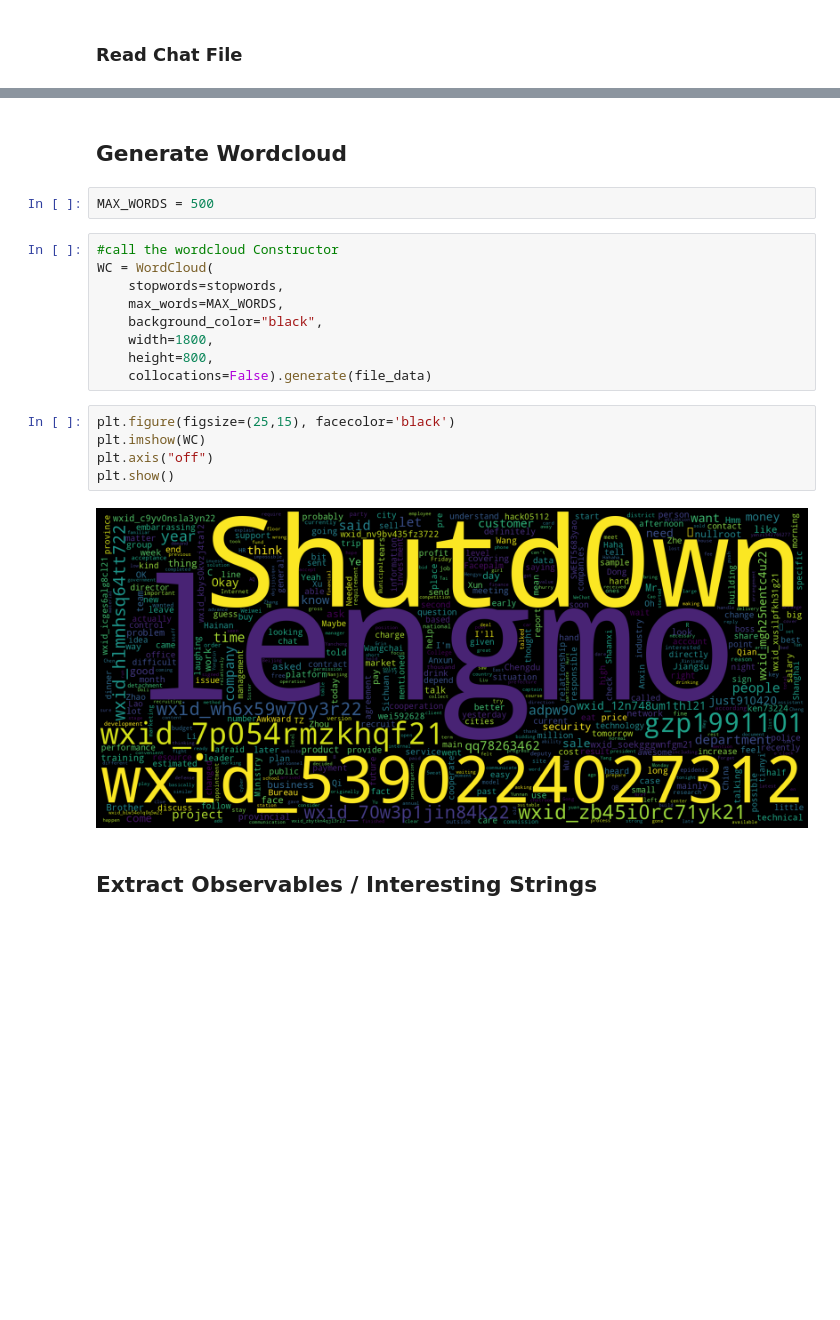
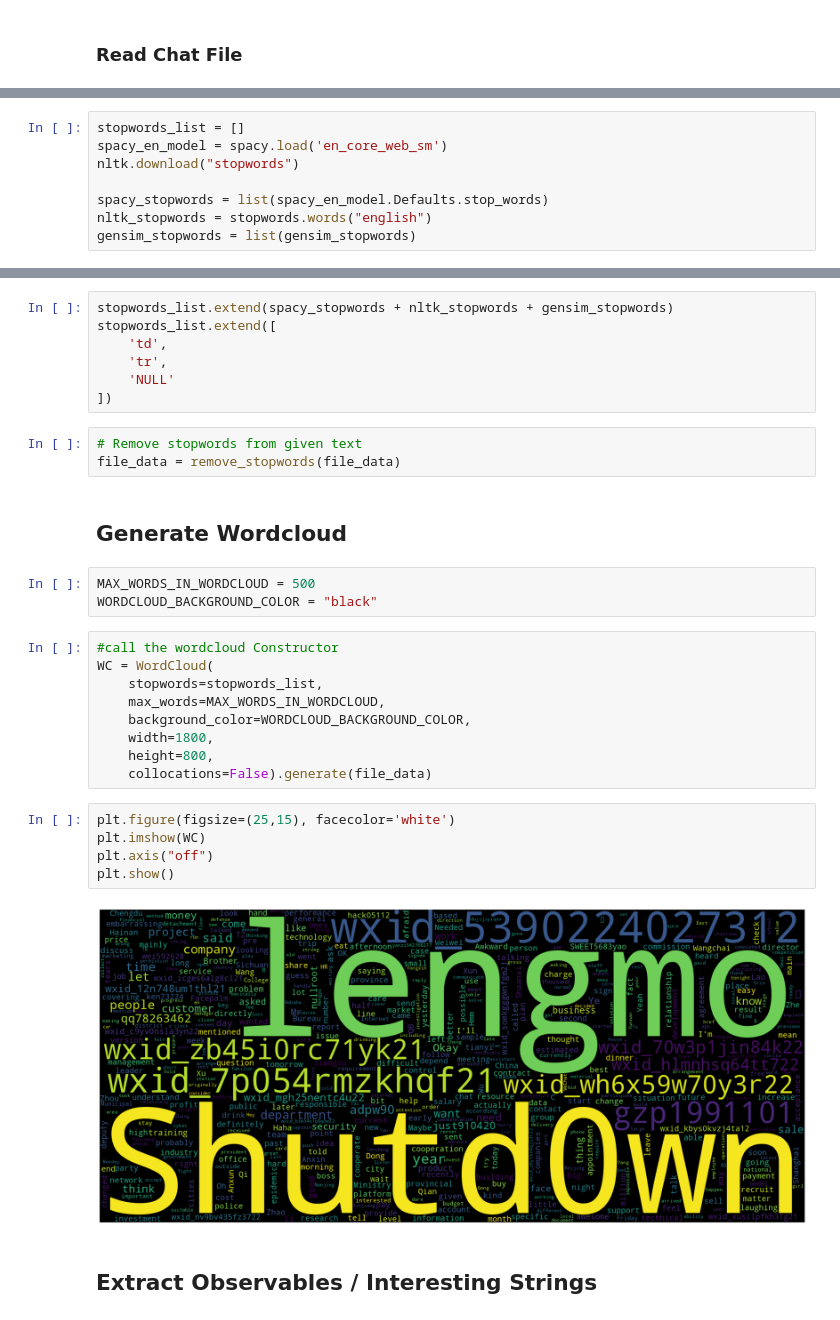
Before and after one commit to gbikram/Jupyter-Threat-Intel, a Jupyter notebook: iSoon_Leak/isoon_word_cloud.ipynb, the cells around one changed output, grey strips where cells are left out. Cells and saved outputs as stored; diff of their text form; blank space fills up the shorter version.

```diff
--- a/iSoon_Leak/isoon_word_cloud.ipynb
+++ b/iSoon_Leak/isoon_word_cloud.ipynb
@@ -49,0 +33,8 @@ stopwords.extend(list(gensim_stopwords))
+# %%
+stopwords_list = []
+spacy_en_model = spacy.load('en_core_web_sm')
+nltk.download("stopwords")
+
+spacy_stopwords = list(spacy_en_model.Defaults.stop_words)
+nltk_stopwords = stopwords.words("english")
+gensim_stopwords = list(gensim_stopwords)
@@ -50,22 +45,33 @@ stopwords.extend(list(gensim_stopwords))
+# %%
+stopwords_list.extend(spacy_stopwords + nltk_stopwords + gensim_stopwords)
+stopwords_list.extend([
+    'td',
+    'tr',
+    'NULL'
+])
+# %%
+# Remove stopwords from given text
+file_data = remove_stopwords(file_data)
 # %% [markdown]
 ## Generate Wordcloud
-# %%
-MAX_WORDS = 500
+# %%
+MAX_WORDS_IN_WORDCLOUD = 500
+WORDCLOUD_BACKGROUND_COLOR = "black"
 # %%
 #call the wordcloud Constructor
 WC = WordCloud(
-    stopwords=stopwords,
-    max_words=MAX_WORDS,
-    background_color="black",
+    stopwords=stopwords_list,
+    max_words=MAX_WORDS_IN_WORDCLOUD,
+    background_color=WORDCLOUD_BACKGROUND_COLOR,
     width=1800,
     height=800,
     collocations=False).generate(file_data)
 # %%
-plt.figure(figsize=(25,15), facecolor='black')
+plt.figure(figsize=(25,15), facecolor='white')
 plt.imshow(WC)
 plt.axis("off")
 plt.show()
 # %% [output]
-[figure, old version]
+[figure, new version]
 # %% [markdown]
 ## Extract Observables / Interesting Strings
```
Also changed, not shown: parts of 41 cells of this notebook, 1 other file.
